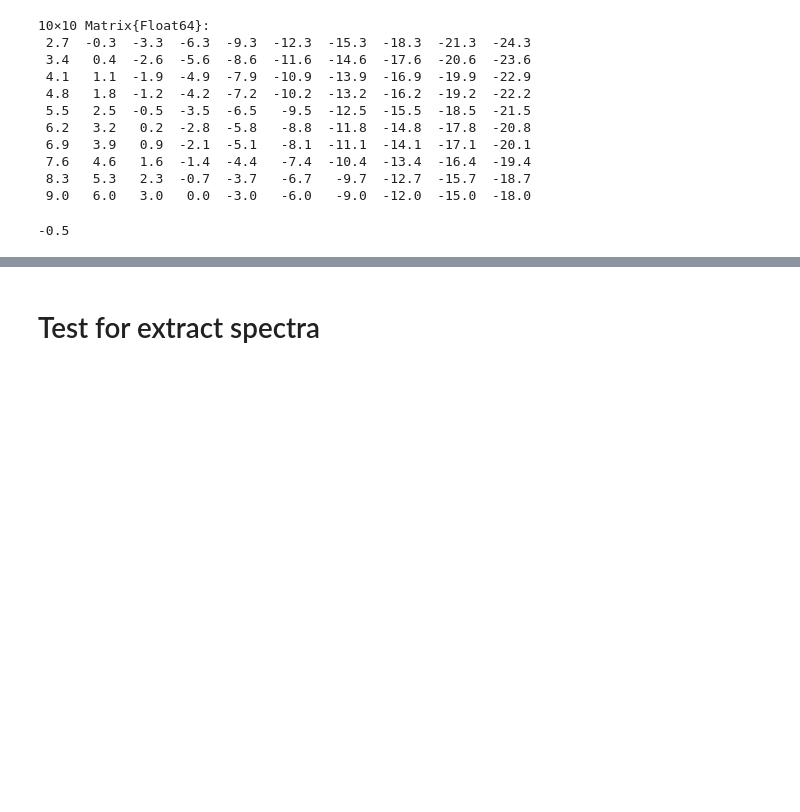
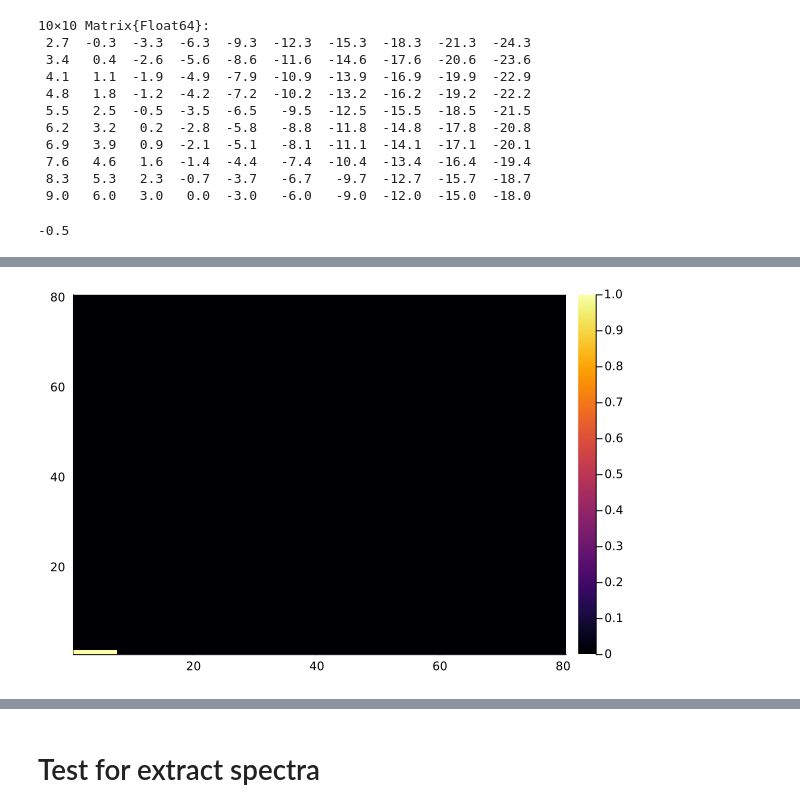
Before and after one commit to yardw/SpectraShooter.jl, a Jupyter notebook: dev.ipynb, the cells around one changed output, grey strips where cells are left out. Drawn from its saved outputs; the diff is of its cells as text; code cells hidden in the pictures; blank space fills up the shorter version.

```diff
--- a/dev.ipynb
+++ b/dev.ipynb
@@ -463,0 +500,4 @@ mapmat[1,3]
+# %%
+heatmap(m.initialized)
+# %% [output]
+[figure, added]
```
Also changed, not shown: parts of 26 cells of this notebook, 2 other files.
